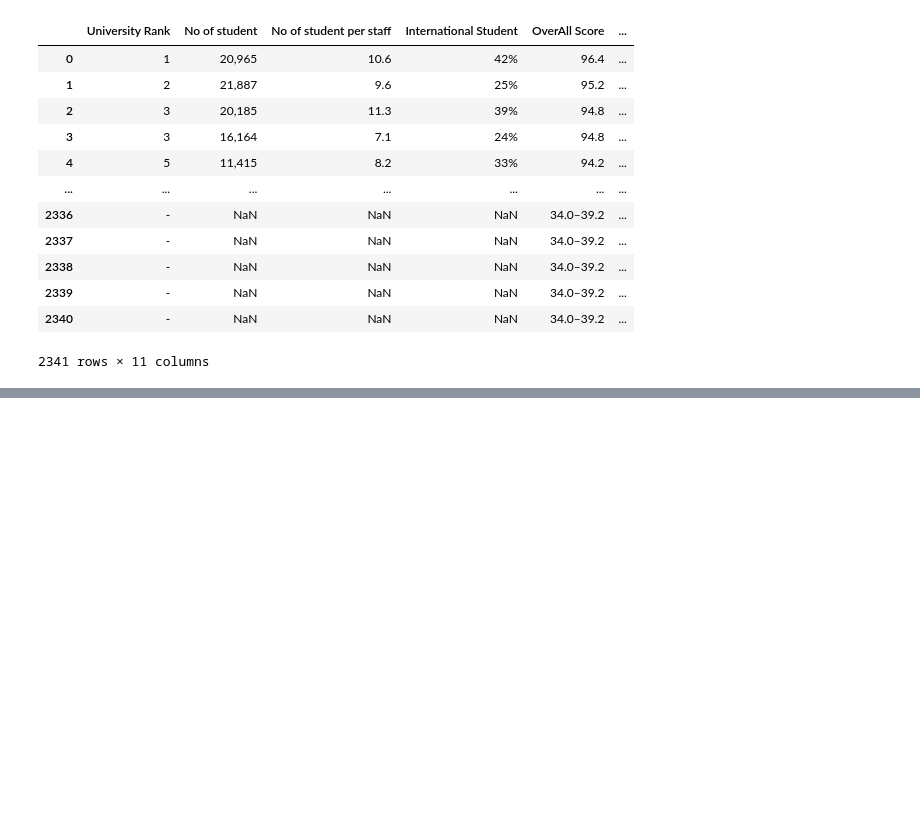
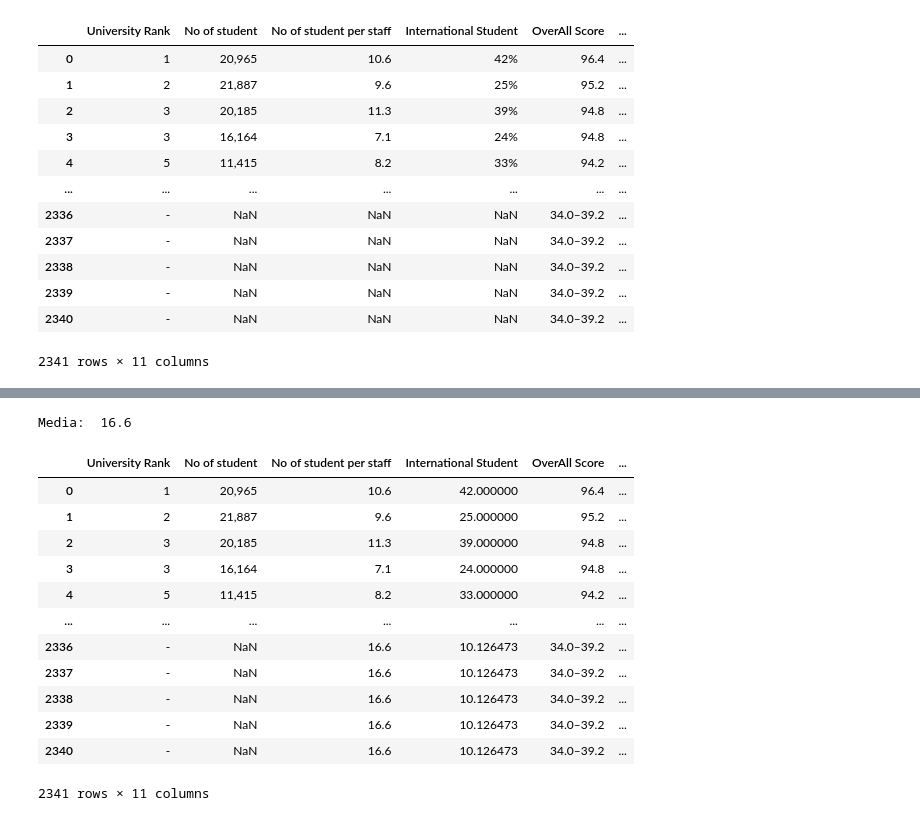
Before and after one commit to luadeprataart/Reconhecimento-de-Padroes, a Jupyter notebook: Desenvolvimento_de_Sistemas_de_IA_para_Análise_e_Previsão_de_Dados_no_Kaggle.ipynb, the cells around one changed output, grey strips where cells are left out. Cells and saved outputs as stored; diff of their text form; code cells hidden in the pictures; blank space fills up the shorter version.

```diff
--- a/Desenvolvimento_de_Sistemas_de_IA_para_Análise_e_Previsão_de_Dados_no_Kaggle.ipynb
+++ b/Desenvolvimento_de_Sistemas_de_IA_para_Análise_e_Previsão_de_Dados_no_Kaggle.ipynb
@@ -299,3 +302,6 @@ display(df_filled)
 | 2339 | - | NaN | NaN | NaN | 34.0–39.2 | ... |
 | 2340 | - | NaN | NaN | NaN | 34.0–39.2 | ... |
 2341 rows × 11 columns
+# %%
+df_filled.replace('', pd.NA, inplace=True) #Tratando espaços vazios para null
+df_filled.isnull().sum() #Contagem de quantos dados faltantes existem nos dados
@@ -304,0 +327,26 @@ display(df_filled)
+# %%
+#Tratando a coluna International Student
+#removendo a % dos valores e convertendo todos para float
+df_filled['International Student'] = pd.to_numeric(df_filled['International Student'].str.rstrip('%'), errors='coerce')
+
+#Removendo os valores vazios adicionando a media de alunos internacionais nas universidades
+media_value = df_filled['International Student'].mean()
+print('Media: '  , median_value)
+df_filled['International Student'].fillna(media_value, inplace=True)
+
+df_filled
+# %% [output]
+Media:  16.6
+|  | University Rank | No of student | No of student per staff | International Student | OverAll Score | ... |
+| 0 | 1 | 20,965 | 10.6 | 42.000000 | 96.4 | ... |
+| 1 | 2 | 21,887 | 9.6 | 25.000000 | 95.2 | ... |
+| 2 | 3 | 20,185 | 11.3 | 39.000000 | 94.8 | ... |
+| 3 | 3 | 16,164 | 7.1 | 24.000000 | 94.8 | ... |
+| 4 | 5 | 11,415 | 8.2 | 33.000000 | 94.2 | ... |
+| ... | ... | ... | ... | ... | ... | ... |
+| 2336 | - | NaN | 16.6 | 10.126473 | 34.0–39.2 | ... |
+| 2337 | - | NaN | 16.6 | 10.126473 | 34.0–39.2 | ... |
+| 2338 | - | NaN | 16.6 | 10.126473 | 34.0–39.2 | ... |
+| 2339 | - | NaN | 16.6 | 10.126473 | 34.0–39.2 | ... |
+| 2340 | - | NaN | 16.6 | 10.126473 | 34.0–39.2 | ... |
+2341 rows × 11 columns
```
Also changed, not shown: parts of 16 cells of this notebook.
